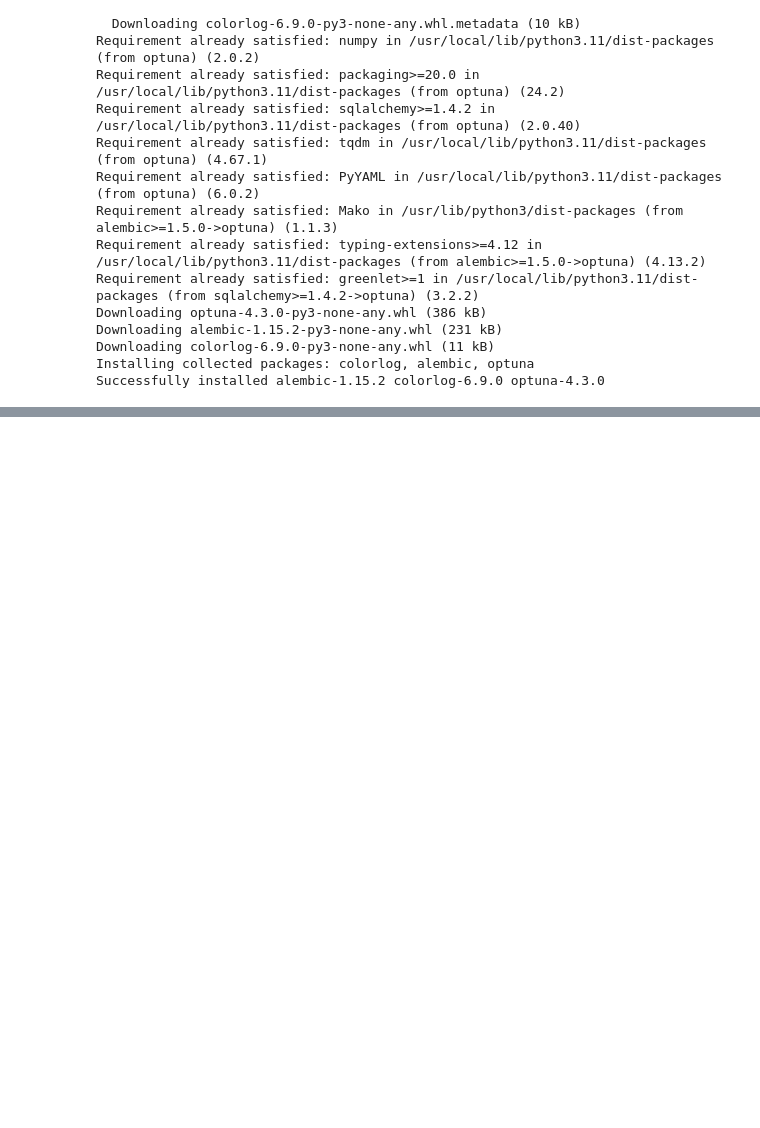
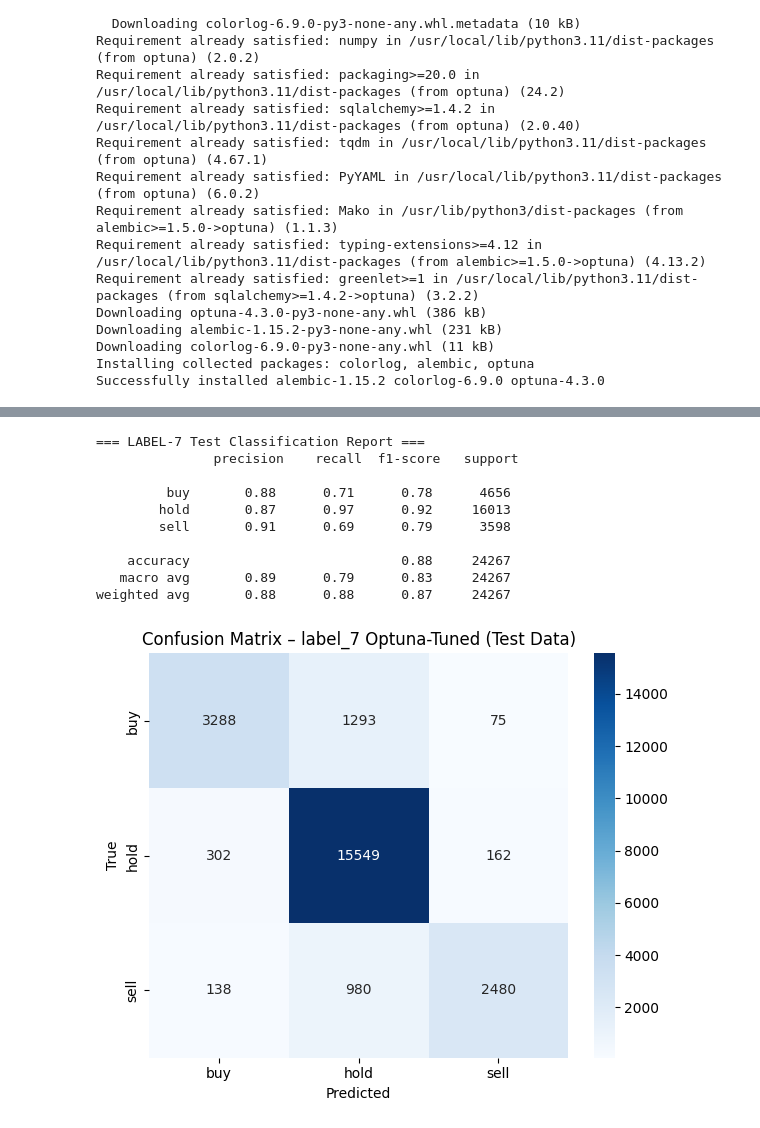
Before and after one commit to anjun745/175-project, a Jupyter notebook: cs175_XGBoost.ipynb, the cells around one changed output, grey strips where cells are left out. Drawn from its saved outputs; the diff is of its cells as text; code cells hidden in the pictures; blank space fills up the shorter version.

```diff
--- a/cs175_XGBoost.ipynb
+++ b/cs175_XGBoost.ipynb
@@ -512,0 +723,80 @@ print(study.best_params, study.best_value)
+# %%
+# -------------------- Imports --------------------
+import pandas as pd
+import numpy as np
+from sklearn.preprocessing import LabelEncoder
+from sklearn.metrics import classification_report, confusion_matrix
+import matplotlib.pyplot as plt
+import seaborn as sns
+from xgboost import XGBClassifier
+
+# -------------------- 1. Load data --------------------
+train_df = pd.read_csv("training_data.csv")
+test_df  = pd.read_csv("testing_data.csv")
+
+# -------------------- 2. Encode label_7 --------------------
+le = LabelEncoder()
+train_df["label_7_encoded"] = le.fit_transform(train_df["label_7"])
+test_df["label_7_encoded"]  = le.transform(test_df["label_7"])
+
+# -------------------- 3. Features --------------------
+drop_cols = ["label_3", "label_7", "label_7_encoded", "date", "stock", "title"]
+feature_cols = [c for c in train_df.columns if c not in drop_cols]
+
+X_train = train_df[feature_cols]
+y_train = train_df["label_7_encoded"]
+X_test  = test_df[feature_cols]
+y_test  = test_df["label_7_encoded"]
+
+# -------------------- 4. Inverse class-weights --------------------
+class_counts = np.bincount(y_train)
+weights = len(y_train) / (len(class_counts) * class_counts)
+sample_weights = weights[y_train]
+
+# -------------------- 5. Optuna-best parameters --------------------
+best_params_label7 = {
+    "max_depth": 10,
+    "learning_rate": 0.2421680660372153,
+    "n_estimators": 550,
+    "subsample": 0.9629710985525788,
+    "objective": "multi:softprob",
+    "num_class": 3,
+    "eval_metric": "mlogloss",
+    "random_state": 42,
+}
+
+# -------------------- 6. Train & predict --------------------
+l7_model = XGBClassifier(**best_params_label7)
+l7_model.fit(X_train, y_train, sample_weight=sample_weights)
+
+y_pred = l7_model.predict(X_test)
+
+# -------------------- 7. Report & confusion matrix --------------------
+report = classification_report(y_test, y_pred, target_names=le.classes_)
+cm     = confusion_matrix(y_test, y_pred)
+
+print("=== LABEL-7 Test Classification Report ===\n", report)
+with open("label7_optuna_report.txt", "w") as f:
+    f.write("LABEL-7 – Test Classification Report\n")
+    f.write(report)
+
+plt.figure(figsize=(6, 5))
+sns.heatmap(cm, annot=True, fmt="d", cmap="Blues",
+            xticklabels=le.classes_, yticklabels=le.classes_)
+plt.title("Confusion Matrix – label_7 Optuna-Tuned (Test Data)")
+plt.xlabel("Predicted"); plt.ylabel("True")
+plt.tight_layout()
+plt.savefig("label7_optuna_confusion_matrix.png")
+plt.show()
+# %% [output]
+=== LABEL-7 Test Classification Report ===
+               precision    recall  f1-score   support
+
+         buy       0.88      0.71      0.78      4656
+        hold       0.87      0.97      0.92     16013
+        sell       0.91      0.69      0.79      3598
+
+    accuracy                           0.88     24267
+   macro avg       0.89      0.79      0.83     24267
+weighted avg       0.88      0.88      0.87     24267
+[figure, added]
```
Also changed, not shown: parts of 16 cells of this notebook.
